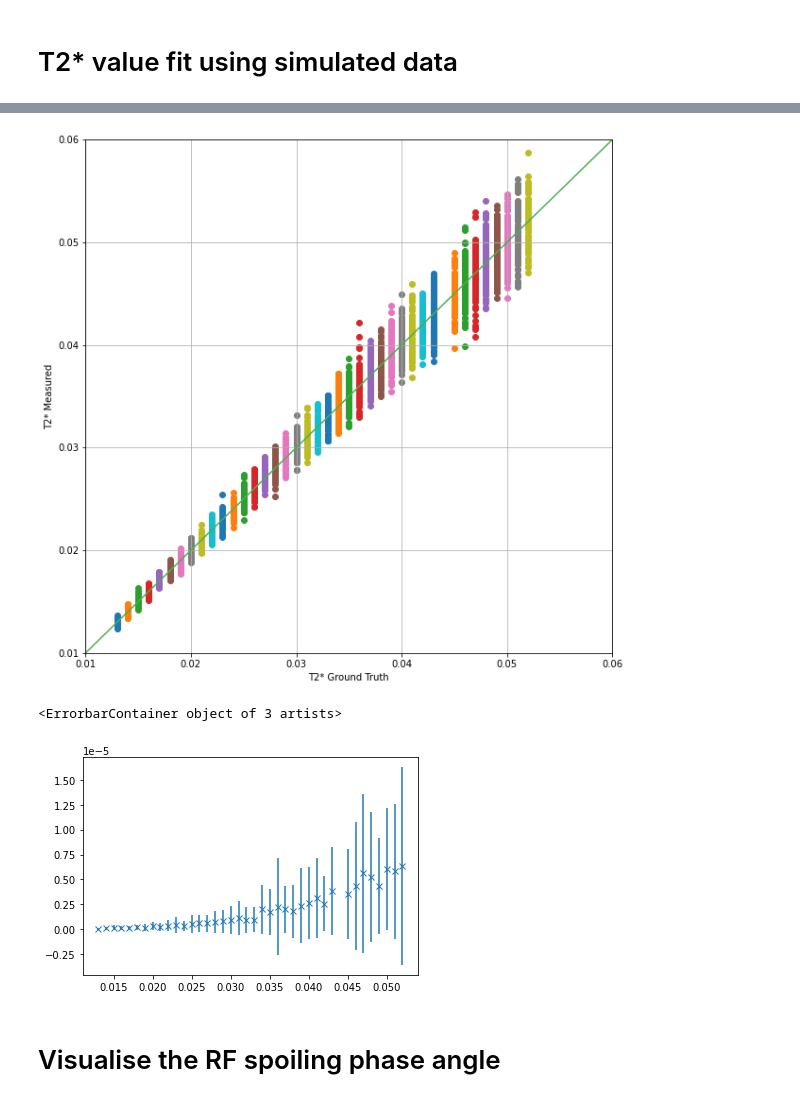
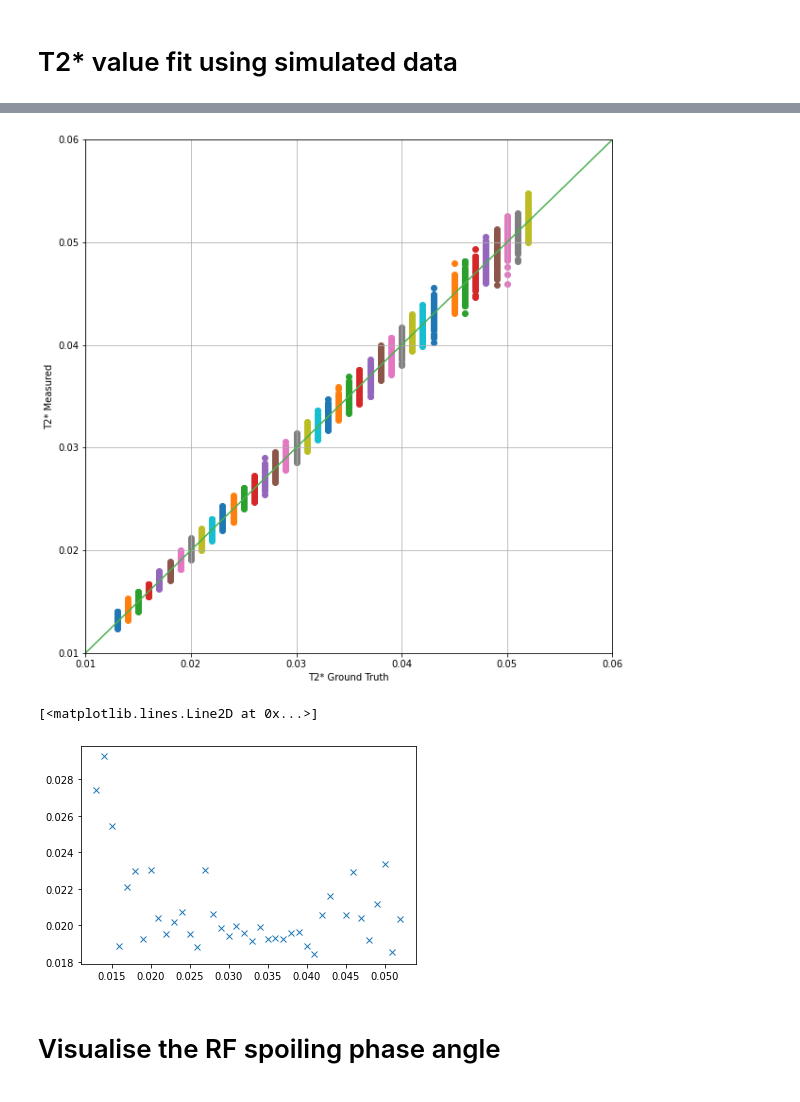
Before and after one commit to Yifei-Jin/Final_Year_Project, a Jupyter notebook: Code/Quadratic_Spoiling/6_Quadratic_spoiling_MonteCarloSimulation_v3.ipynb, the cells around one changed output, grey strips where cells are left out. Saved outputs shown, nothing was run; the diff lists cells and outputs as text; code cells hidden in the pictures.

```diff
--- a/Code/Quadratic_Spoiling/6_Quadratic_spoiling_MonteCarloSimulation_v3.ipynb
+++ b/Code/Quadratic_Spoiling/6_Quadratic_spoiling_MonteCarloSimulation_v3.ipynb
@@ -325,7 +328,7 @@ def AddfieldInhomogeneous(M_transverse, TR, TE, T2prime, off_resonance_f):
 proton_density = 1.0
 T1 = 900e-3
 T2 = 44e-3
-TR = 2.5e-3
+TR = 10e-3
 TE = TR/2
 TRnum = 500
 # tip angle alpha 10
@@ -335,7 +338,7 @@ Period = 6
 #initial magnetisation
 M0 = np.asarray([[0],[0],[1]],dtype = float)
 #off resonance profile range
-off_res_max = 400
+off_res_max = int(1/TR)
 #Rep_num = off_res_max*2/(1/TR)
 
 dataAcquire = 1
@@ -345,7 +348,8 @@ dataAcquire = 1
 T2s_min = 13
 T2s_max = 53
 T2p = np.asarray([], dtype = float)
-
+# T2p = np.append(T2p, 1/((1000/13)-1/T2))
+# T2p = np.append(T2p, 1/((1000/53)-1/T2))
 for i in range (T2s_min, T2s_max):
     if ((i != (T2*1000)) and (i != 0)):
         T2p = np.append(T2p, 1/((1000/i)-1/T2))
@@ -458,8 +463,8 @@ for GroundTruth in T2Star_GT:
         #fitted coefficient stored in popt:[A R2*] --> T2* = 1/R2*
         popt, pcov = curve_fit(func, time, F_Magnitude)
 
-        # plt.figure(1)
-        # plt.plot(time, F_Magnitude)
+        plt.figure(1)
+        plt.plot(time, F_Magnitude, marker = 'o')
         T2Star_measured = 1/popt[1]
         T2s_m = np.append(T2s_m, T2Star_measured)
         #____________________________________________________________
@@ -467,10 +472,13 @@ for GroundTruth in T2Star_GT:
 
     #calculate error
     T2s_m_all = np.append(T2s_m_all, T2s_m)
-    Error_test = np.square(T2s_m - GroundTruth)
+    #Error_test = np.square(T2s_m - GroundTruth)、
+    Error_test = T2s_m - GroundTruth
     ErrorMeanSd = np.append(ErrorMeanSd, [(np.mean(Error_test), np.std(Error_test))], axis = 0)
     slicenum = slicenum + 1
 #For End
 
 ErrorMeanSd = np.delete(ErrorMeanSd, 0, 0)
 T2s_m_all = T2s_m_all.reshape(T2Star_GT.shape[-1], testnumber)
+
+plt.savefig("./Figure/noise/"+str(Period)+"Period_"+str(TR)+"_TR_T2StarFit.jpg")
@@ -489,14 +499,14 @@ for j in range (0, T2Star_GT.shape[-1]):
     # for i in range (0,testnumber):
     plt.scatter(T2Star_GT[j]*np.ones(testnumber), T2s_m_all[j,:])
 
-#plt.savefig("./Figure/noise/6Period_100WithNoise_NEW2.jpg")
+plt.savefig("./Figure/noise/"+str(Period)+"Period_"+str(TR)+"_TR_100WithNoise_NEW.jpg")
 # %% [output]
-[figure, old version]
+[figure, new version]
 # %%
-plt.errorbar(T2Star_GT, ErrorMeanSd[:,0], ErrorMeanSd[:,1],linestyle='None', marker='x')
+plt.plot(T2Star_GT, ErrorMeanSd[:,1]/T2Star_GT,linestyle='None', marker='x')
 # %% [output]
-<ErrorbarContainer object of 3 artists>
+[<matplotlib.lines.Line2D at 0x...>]
-[figure, old version]
+[figure, new version]
 # %%
 #Define arrays for store information ---------------------------
 index = np.asarray([], dtype = str)
```
Also changed, not shown: parts of 6 cells of this notebook, 8 other files.
